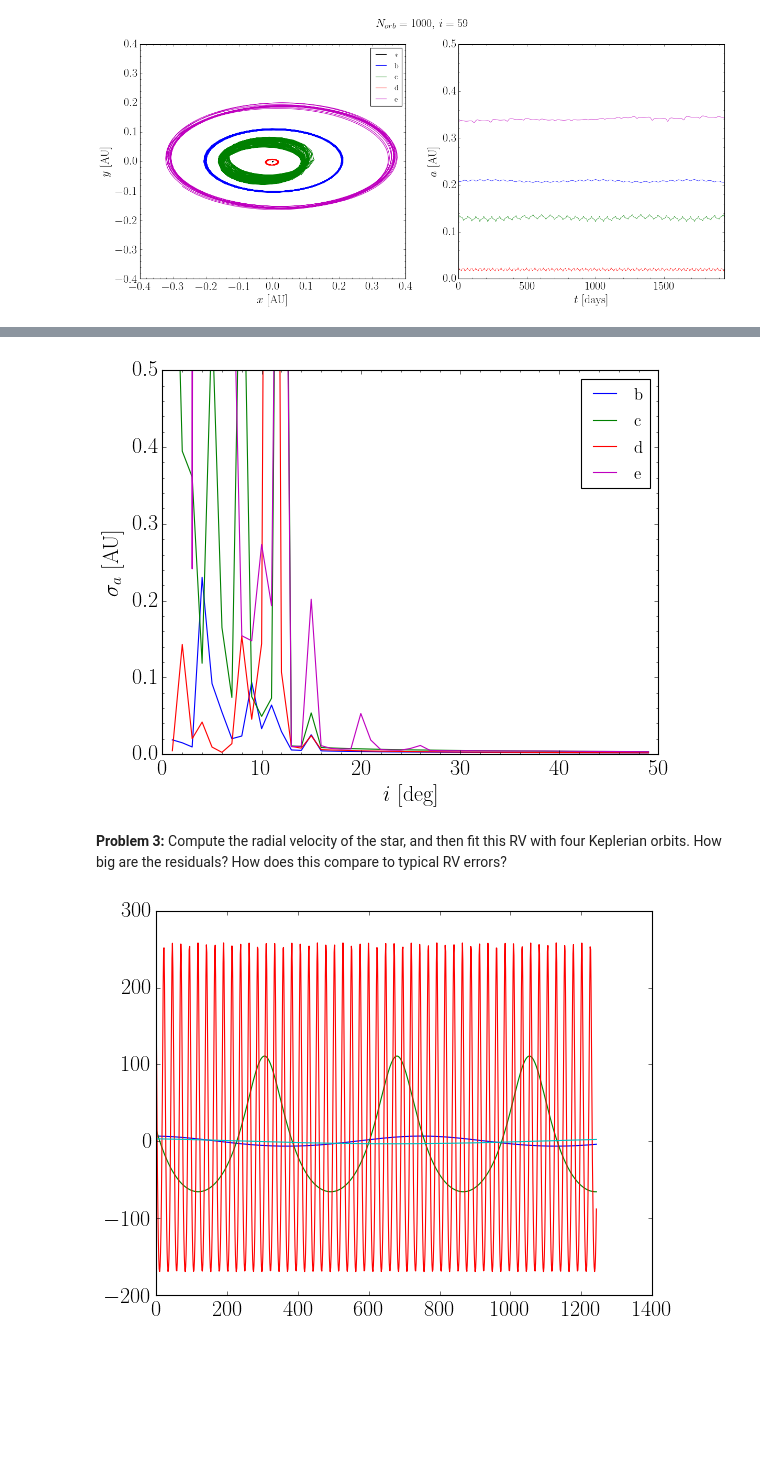
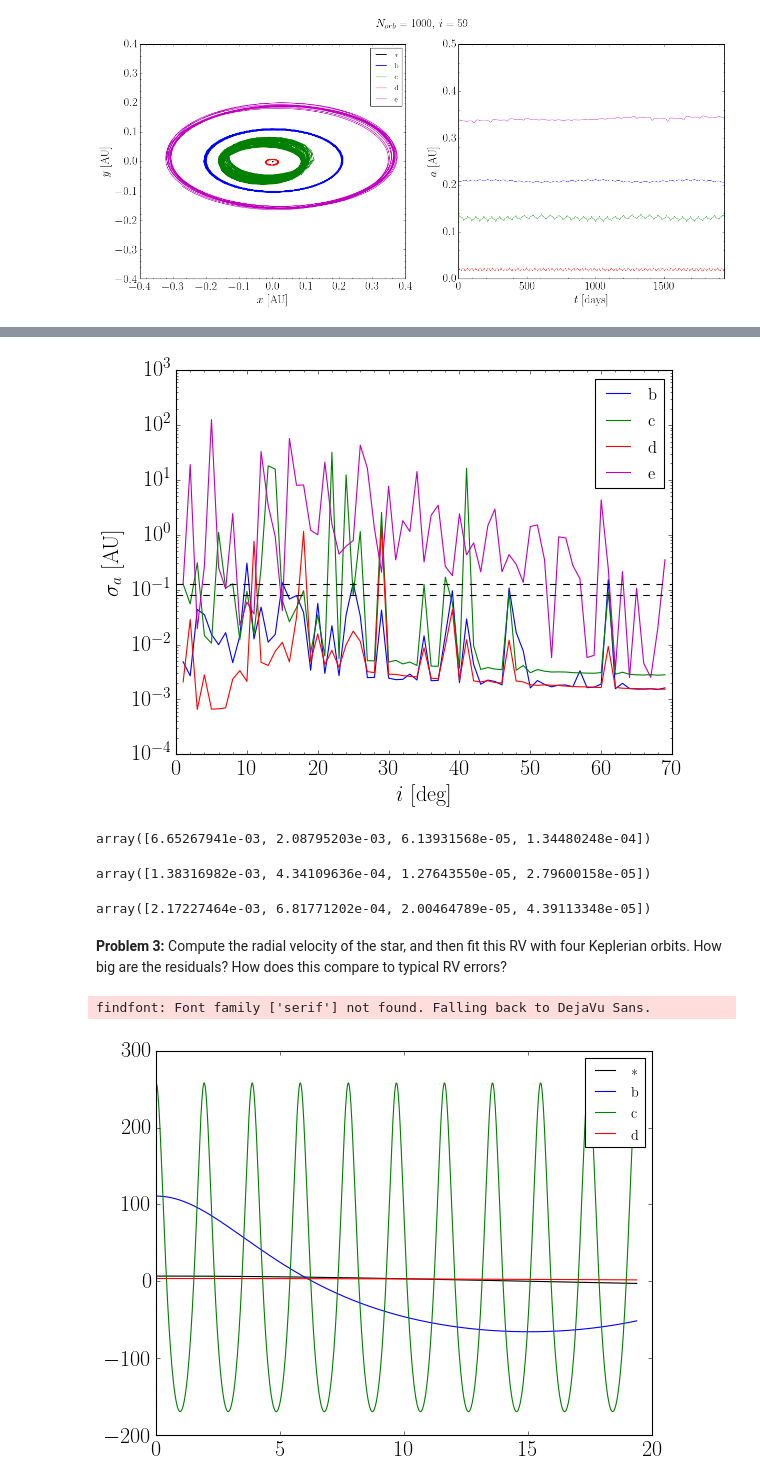
Before and after one commit to jbirky/exoplanet_models, a Jupyter notebook: transit_timing_variation.ipynb, the cells around one changed output, grey strips where cells are left out. Cells and saved outputs as stored; diff of their text form; code cells hidden in the pictures; blank space fills up the shorter version.

```diff
--- a/transit_timing_variation.ipynb
+++ b/transit_timing_variation.ipynb
@@ -119,9 +125,9 @@ Norb = 1000
 Noutputs = 1000
 times = np.linspace(0, Norb*torb, Noutputs)
 
-x_sim, y_sim, vz_sim, a_sim, w_sim, e_sim = calculate_orbit(torb, inc_d, times, save=True)
+x_sim, y_sim, vz_sim, a_sim, w_sim, e_sim = calculate_orbit(torb, inc_d, times, save=False)
 
-plot_orbit(x_sim, y_sim, times)
+plot_orbit(x_sim, y_sim, a_sim, times, save=False)
 # %% [output]
 [figure]
 # %%
@@ -129,5 +135,11 @@ plot_orbit(x_sim, y_sim, times)
 # Calculate orbits for a grid of inclinations
 # ========================
 
-for inc_d in tqdm.tqdm(range(1,50)):
-    calculate_orbit(torb, inc_d, times, save=True);
+torb = P[3]
+Norb = 1000
+Noutputs = 1000
+times = np.linspace(0, Norb*torb, Noutputs)
+
+for inc_d in tqdm.tqdm(range(67,90)):
+    x_sim, y_sim, vz_sim, a_sim, w_sim, e_sim = calculate_orbit(torb, inc_d, times, save=True)
+    plot_orbit(x_sim, y_sim, a_sim, times, show=False)
@@ -137,7 +155,7 @@ for inc_d in tqdm.tqdm(range(1,50)):
 # ========================
 
 a_std = []
-for inc_d in range(1,50):
+for inc_d in range(1,70):
     a_sim = np.load(f'results/N1000_i{inc_d}_a.npy')
     a_std.append(np.std(a_sim, axis=0))
 a_std = np.array(a_std).T
@@ -147,16 +165,31 @@ a_std = np.array(a_std).T
 # ========================
 
 for k in range(1,N+1):
-    plt.plot(np.arange(1,50), a_std[k], color=colors[k], label=f'{names[k]}')
-plt.ylim(0,.5)
+    plt.plot(np.arange(1,70), a_std[k], color=colors[k], label=f'{names[k]}')
+plt.axhline(min(np.diff(np.sort(a))), color='k', linestyle='--')
+plt.axhline(max(np.diff(np.sort(a))), color='k', linestyle='--')
 plt.ylabel(r'$\sigma_{a}$ [AU]')
 plt.xlabel(r'$i$ [deg]')
+# plt.ylim(0,.5)
+plt.yscale('log')
 plt.legend(loc='upper right', fontsize=15)
 plt.minorticks_on()
 plt.savefig('plots/std_a.png')
 plt.show()
 # %% [output]
-[figure, old version]
+[figure, new version]
+# %%
+m*np.sin(i)/np.sin(12*math.pi/180)
+# %% [output]
+array([6.65267941e-03, 2.08795203e-03, 6.13931568e-05, 1.34480248e-04])
+# %%
+m*np.sin(i)/np.sin(90*math.pi/180)
+# %% [output]
+array([1.38316982e-03, 4.34109636e-04, 1.27643550e-05, 2.79600158e-05])
+# %%
+m
+# %% [output]
+array([2.17227464e-03, 6.81771202e-04, 2.00464789e-05, 4.39113348e-05])
 # %% [markdown]
 **Problem 3:** Compute the radial velocity of the star, and then fit this RV with four Keplerian
 orbits. How big are the residuals? How does this compare to typical RV errors?
@@ -209,22 +241,26 @@ def rv(t, K, P, M, e, pomega, gamma):
 # %%
-pomega_init = np.array([0, 0, 0, 0])
-gamma_init = np.array([0, 0, 0, 0])
-
-# =================================
 inc_d = 59
 torb = P[2]
-Norb = 1000
+Norb = 10
 Noutputs = 1000
 times = np.linspace(0, Norb*torb, Noutputs)
 
 x_sim, y_sim, vz_sim, a_sim, w_sim, e_sim = calculate_orbit(torb, inc_d, times, save=True)
 # %%
+pomega_init = np.ones(N)*0
+gamma_init  = np.zeros(N)
+tp = np.array([0,0,0,0])
+
+# =================================
+
 planet_rvs = []
 for k in range(4):
-    vz_planet = rv(times/P[3]*10, K[k], P[k], M[k], e[k], pomega_init[k], gamma_init[k])
+    vz_planet = rv(times, K[k], P[k], tp[k], e[k], pomega_init[k], gamma_init[k])
     planet_rvs.append(vz_planet)
-    plt.plot(times, vz_planet)
+    plt.plot(times, vz_planet, color=colors[k], label=f'{names[k]}')
+plt.legend(loc='upper right', fontsize=13);
 # %% [output]
+findfont: Font family ['serif'] not found. Falling back to DejaVu Sans.
-[figure, old version]
+[figure, new version]
 # %%
 star_rv = np.sum(np.array(planet_rvs), axis=0)
```
Also changed, not shown: parts of 9 cells of this notebook.
